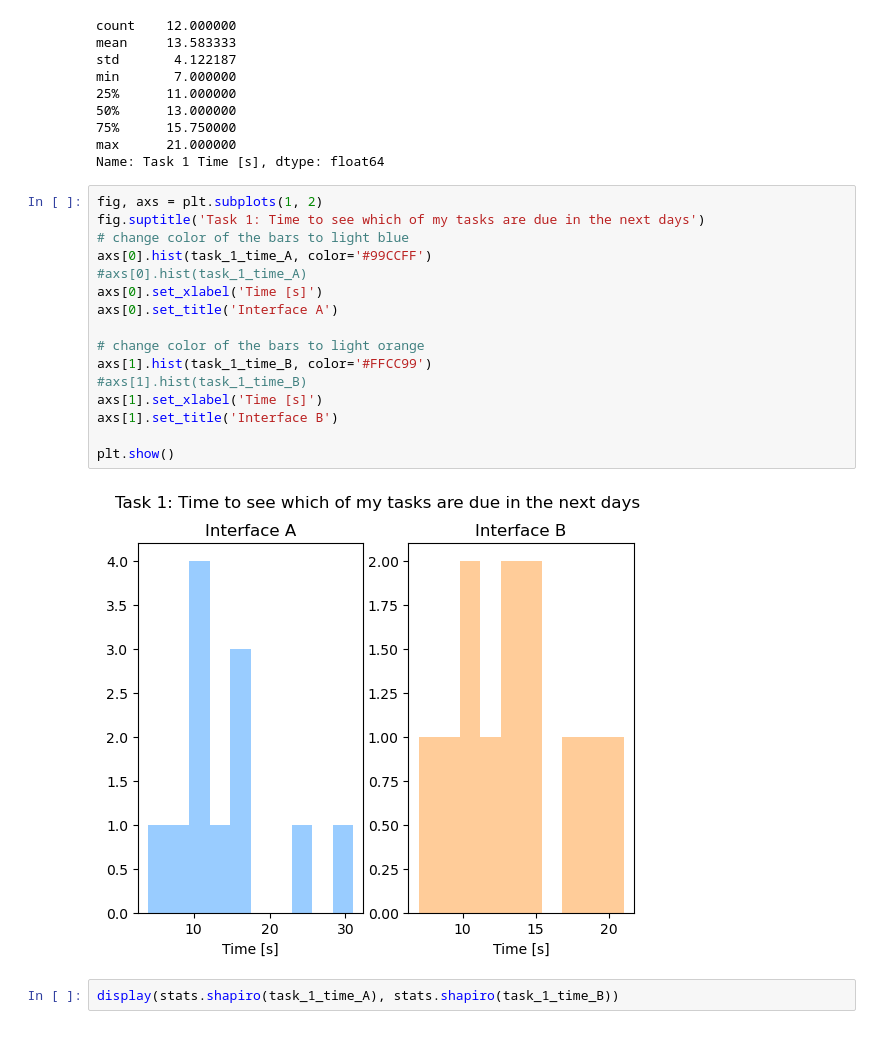
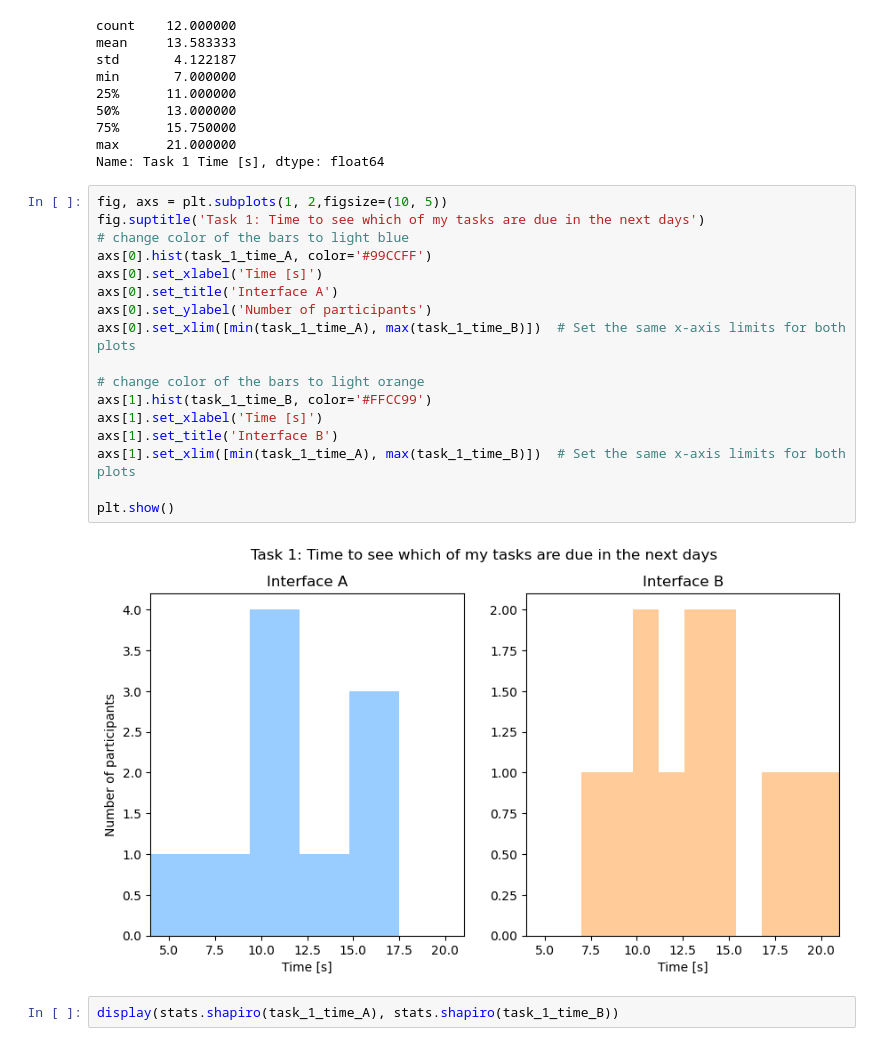
Before and after one commit to duxirosenberg/hci-project-hci2023-group-25, a Jupyter notebook: Deliverables/Study/Statistical Analysis.ipynb, the cells around one changed output. Drawn from its saved outputs; the diff is of its cells as text.

Commit message:
changed plots

```diff
--- a/Deliverables/Study/Statistical Analysis.ipynb
+++ b/Deliverables/Study/Statistical Analysis.ipynb
@@ -45,23 +41,24 @@ min       7.000000
 max      21.000000
 Name: Task 1 Time [s], dtype: float64
 # %%
-fig, axs = plt.subplots(1, 2)
+fig, axs = plt.subplots(1, 2,figsize=(10, 5))
 fig.suptitle('Task 1: Time to see which of my tasks are due in the next days')
 # change color of the bars to light blue
 axs[0].hist(task_1_time_A, color='#99CCFF')
-#axs[0].hist(task_1_time_A)
 axs[0].set_xlabel('Time [s]')
 axs[0].set_title('Interface A')
+axs[0].set_ylabel('Number of participants')
+axs[0].set_xlim([min(task_1_time_A), max(task_1_time_B)])  # Set the same x-axis limits for both plots
 
 # change color of the bars to light orange
 axs[1].hist(task_1_time_B, color='#FFCC99')
-#axs[1].hist(task_1_time_B)
 axs[1].set_xlabel('Time [s]')
 axs[1].set_title('Interface B')
+axs[1].set_xlim([min(task_1_time_A), max(task_1_time_B)])  # Set the same x-axis limits for both plots
 
 plt.show()
 # %% [output]
-[figure, old version]
+[figure, new version]
 # %%
 display(stats.shapiro(task_1_time_A), stats.shapiro(task_1_time_B))
 # %% [output]
```
Also changed, not shown: parts of 14 cells of this notebook.
